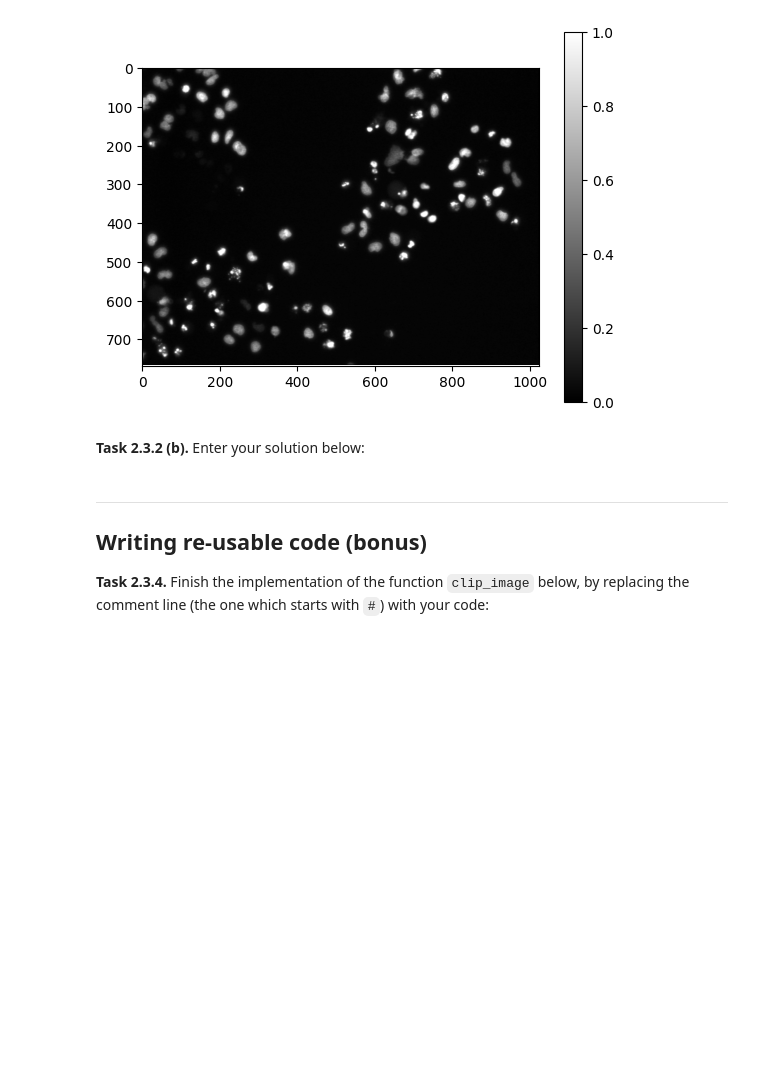
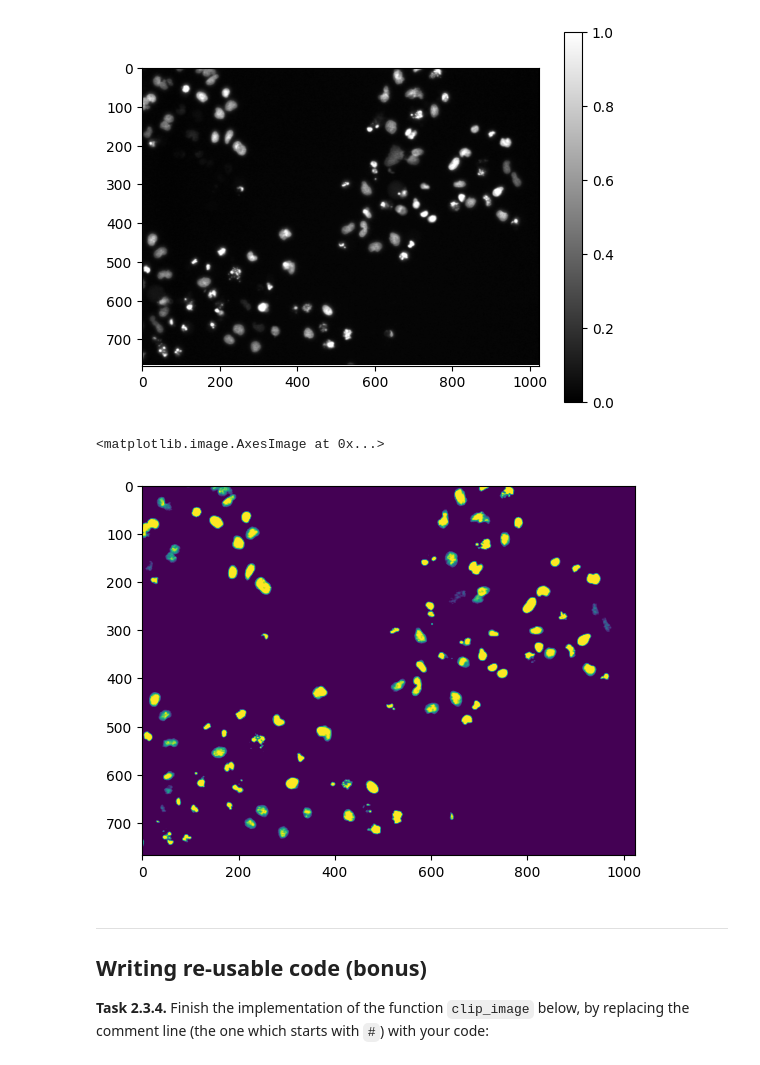
Before and after one commit to PhilippScheulen/mobi-fs3-python, a Jupyter notebook: task2.ipynb, the cells around one changed output. Saved outputs shown, nothing was run; the diff lists cells and outputs as text; code cells hidden in the pictures; blank space fills up the shorter version.

```diff
--- a/task2.ipynb
+++ b/task2.ipynb
@@ -85,8 +86,19 @@ plt.colorbar()
 [figure]
 <matplotlib.colorbar.Colorbar at 0x...>
 [figure]
-# %% [markdown]
-**<a id="#">Task 2.3.2 (b).</a>** Enter your solution below:
+# %%
+imgtoo=img.copy()
+
+for i in numpy.ndindex(imgtoo.shape):
+    if imgtoo[i]<0.31:
+        imgtoo[i]=0.31
+    elif imgtoo[i]>0.59:
+        imgtoo[i]=0.59
+
+plt.imshow(imgtoo)
+# %% [output]
+<matplotlib.image.AxesImage at 0x...>
+[figure, added]
 # %% [markdown]
 ---
 
```
Also changed, not shown: parts of 4 cells of this notebook.
